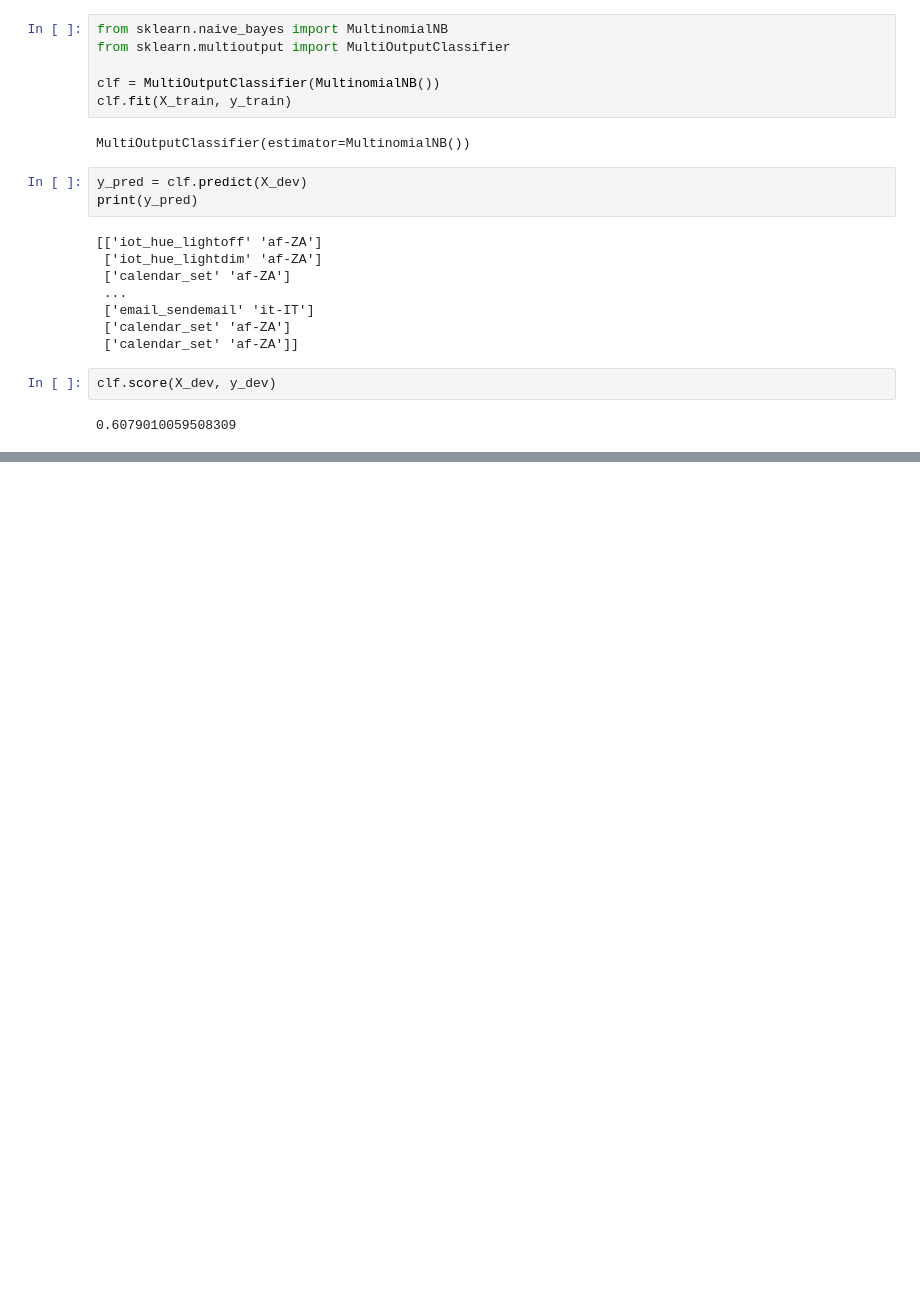
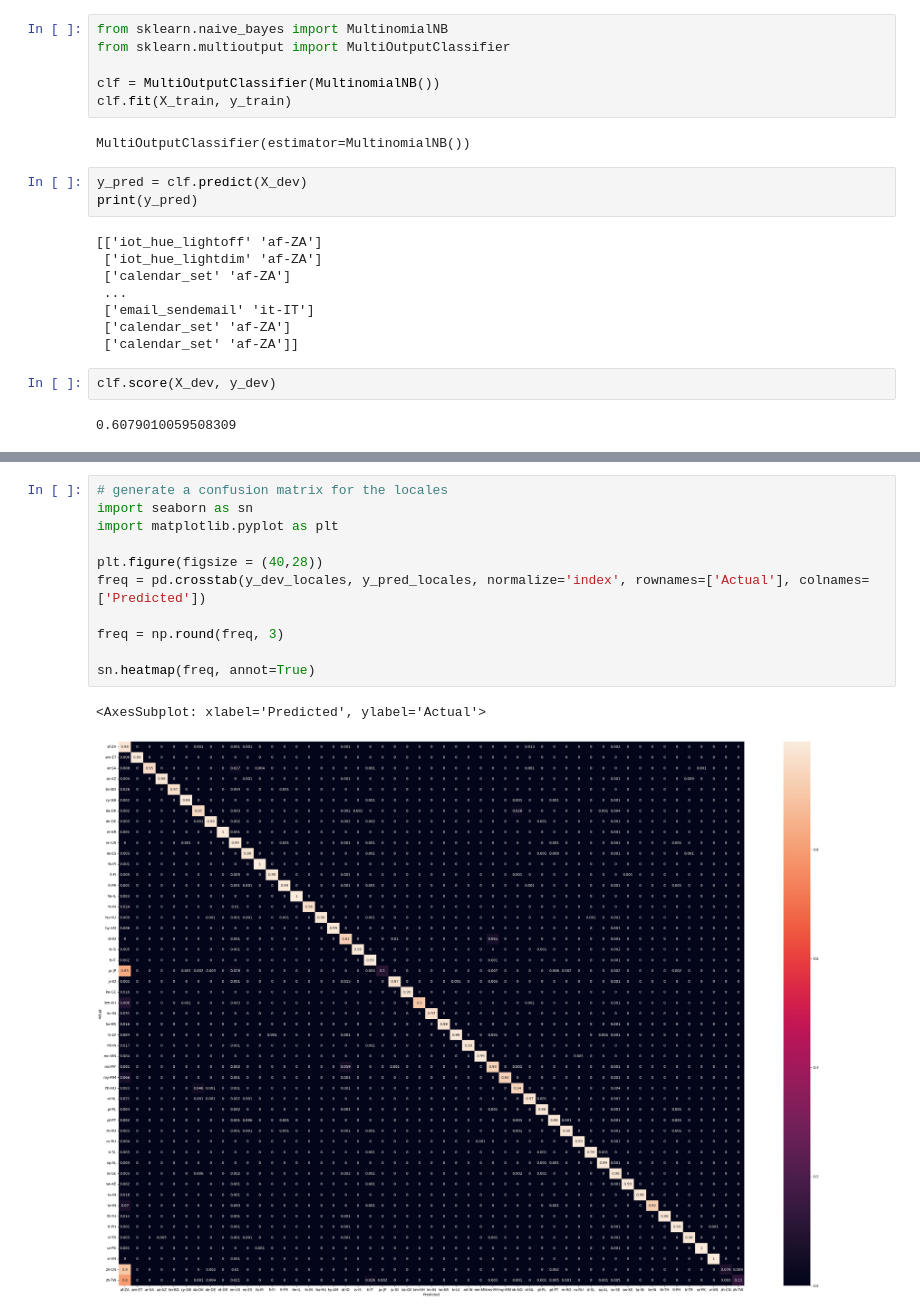
Before and after one commit to 1Krypt0/FEUP-PLN-PROJ, a Jupyter notebook: baseline.ipynb, the cells around one changed output, grey strips where cells are left out. Saved outputs shown, nothing was run; the diff lists cells and outputs as text; blank space fills up the shorter version.

Commit message:
Add plots on baseline

```diff
--- a/baseline.ipynb
+++ b/baseline.ipynb
@@ -177,3 +175,17 @@ F1: 0.5462946490365892
 
 Accuracy: 0.9252143552945035
 F1: 0.9218056976937392
+# %%
+# generate a confusion matrix for the locales
+import seaborn as sn
+import matplotlib.pyplot as plt
+
+plt.figure(figsize = (40,28))
+freq = pd.crosstab(y_dev_locales, y_pred_locales, normalize='index', rownames=['Actual'], colnames=['Predicted'])
+
+freq = np.round(freq, 3)
+
+sn.heatmap(freq, annot=True)
+# %% [output]
+<AxesSubplot: xlabel='Predicted', ylabel='Actual'>
+[figure, added]
```
Also changed, not shown: parts of 2 cells of this notebook.
